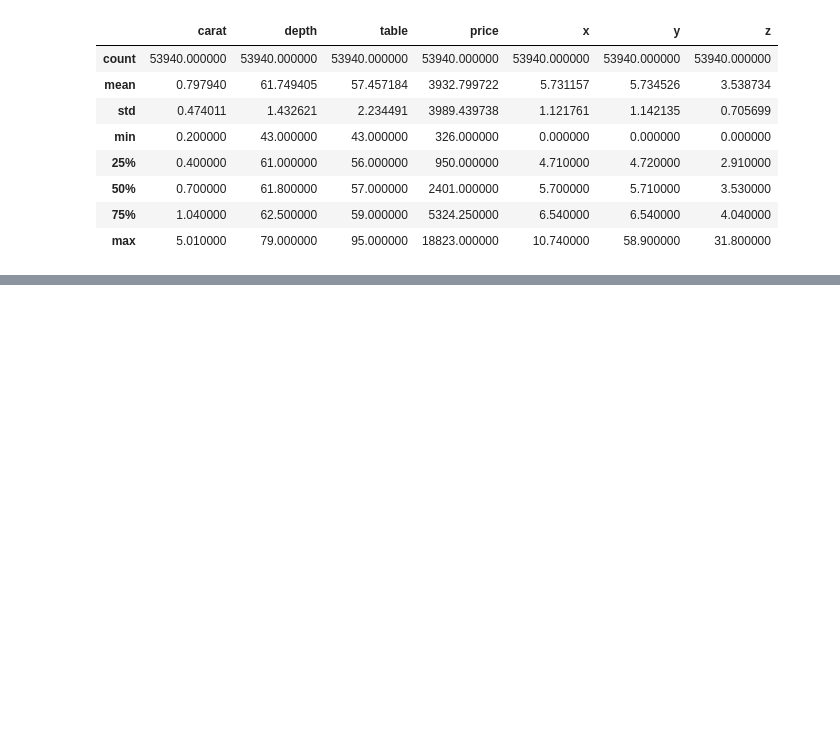
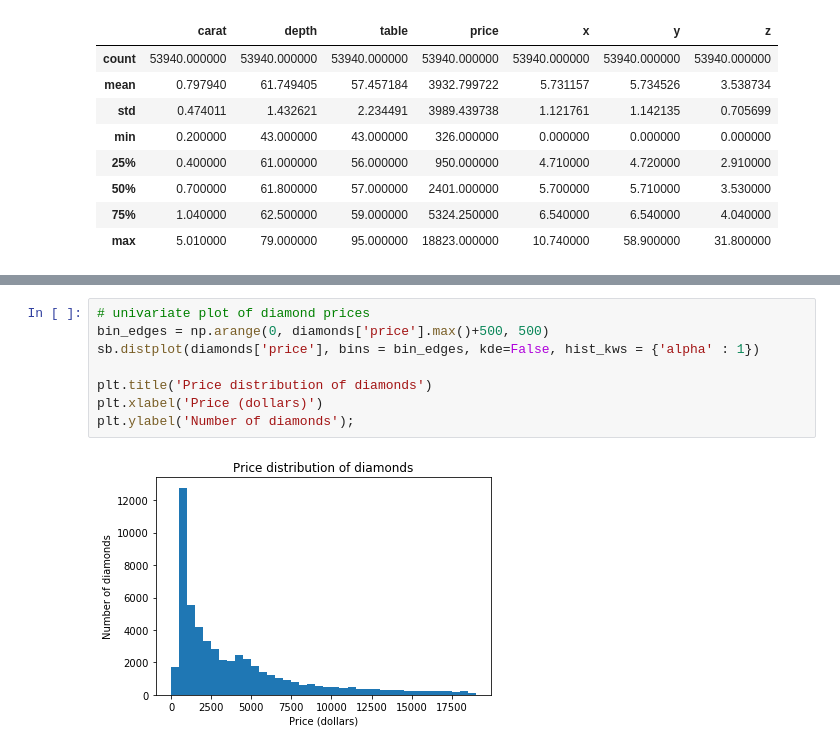
Before and after one commit to mcambalova/data-vis-case-study-diamonds, a Jupyter notebook: data-visualization-diamonds.ipynb, the cells around one changed output, grey strips where cells are left out. Drawn from its saved outputs; the diff is of its cells as text; blank space fills up the shorter version.

Commit message:
feat: Add univariate data visualizations
Create histograms of numeric variables - price and carat weight.
Create bar plots of categorical variables - cut, color and clarity.

```diff
--- a/data-visualization-diamonds.ipynb
+++ b/data-visualization-diamonds.ipynb
@@ -116,0 +129,10 @@ diamonds.describe()
+# %%
+# univariate plot of diamond prices
+bin_edges = np.arange(0, diamonds['price'].max()+500, 500)
+sb.distplot(diamonds['price'], bins = bin_edges, kde=False, hist_kws = {'alpha' : 1})
+
+plt.title('Price distribution of diamonds')
+plt.xlabel('Price (dollars)')
+plt.ylabel('Number of diamonds');
+# %% [output]
+[figure, added]
```
Also changed, not shown: parts of 22 cells of this notebook.
